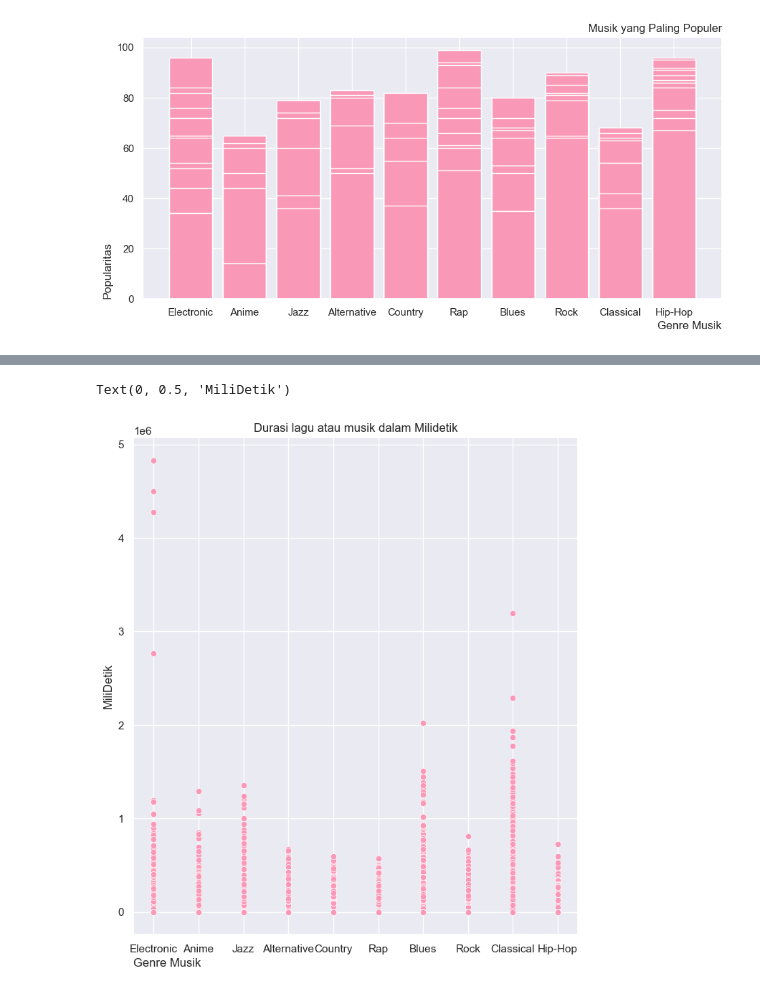
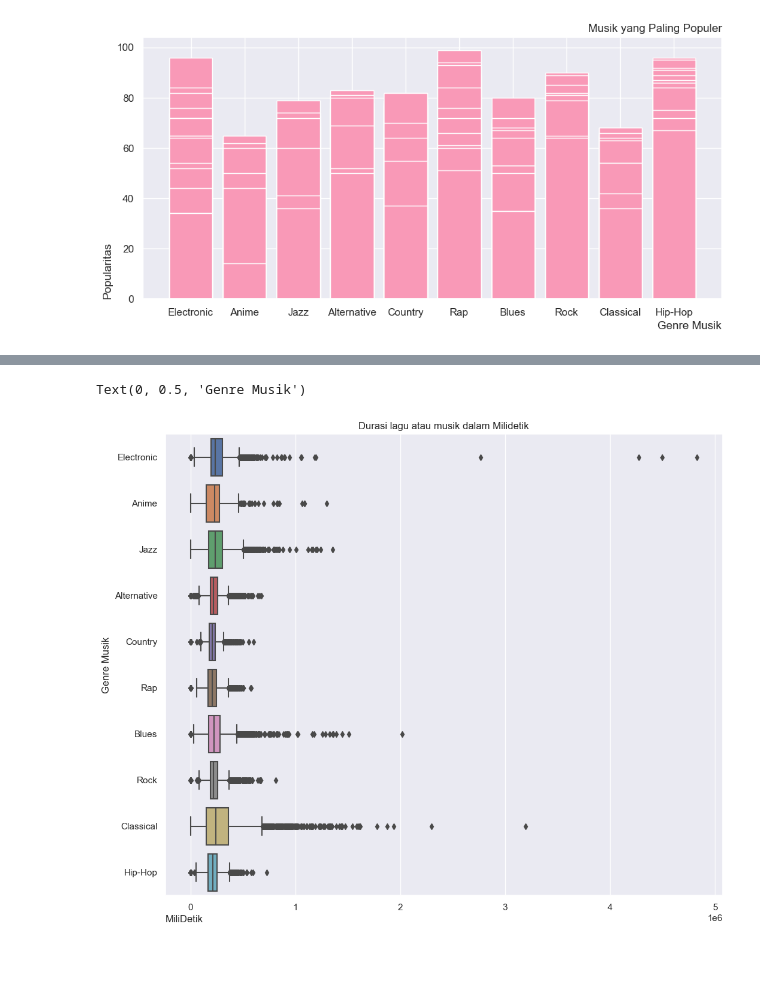
Before and after one commit to Sukoshi2/Praktikum_KB, a Jupyter notebook: Posttest_KB_3/059_Nizar_Posttest3.ipynb, the cells around one changed output, grey strips where cells are left out. Drawn from its saved outputs; the diff is of its cells as text; code cells hidden in the pictures; blank space fills up the shorter version.

```diff
--- a/Posttest_KB_3/059_Nizar_Posttest3.ipynb
+++ b/Posttest_KB_3/059_Nizar_Posttest3.ipynb
@@ -73,13 +77,10 @@ plt.show()
 # %%
 
-from turtle import color
-
-
-sns.scatterplot(data=df, x = "music_genre", y = "duration_ms", color=sakura)
-sns.set(rc={'figure.figsize':(8,9)})
+sns.boxplot(data=df, y = "music_genre", x = "duration_ms", orient='h')
+sns.set(rc={'figure.figsize':(12,10)})
 plt.title('Durasi lagu atau musik dalam Milidetik')
-plt.xlabel('Genre Musik', loc='left')
-plt.ylabel('MiliDetik')
+plt.xlabel('MiliDetik', loc='left')
+plt.ylabel('Genre Musik')
 # %% [output]
-Text(0, 0.5, 'MiliDetik')
+Text(0, 0.5, 'Genre Musik')
-[figure, old version]
+[figure, new version]
```
Also changed, not shown: parts of 4 cells of this notebook.
